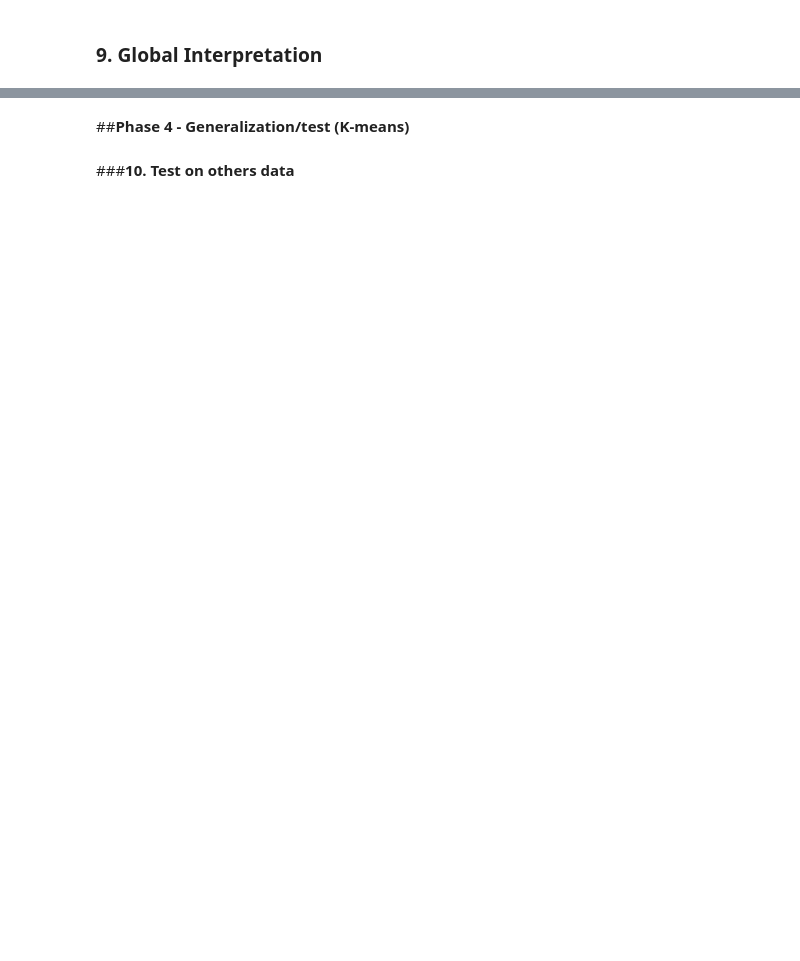
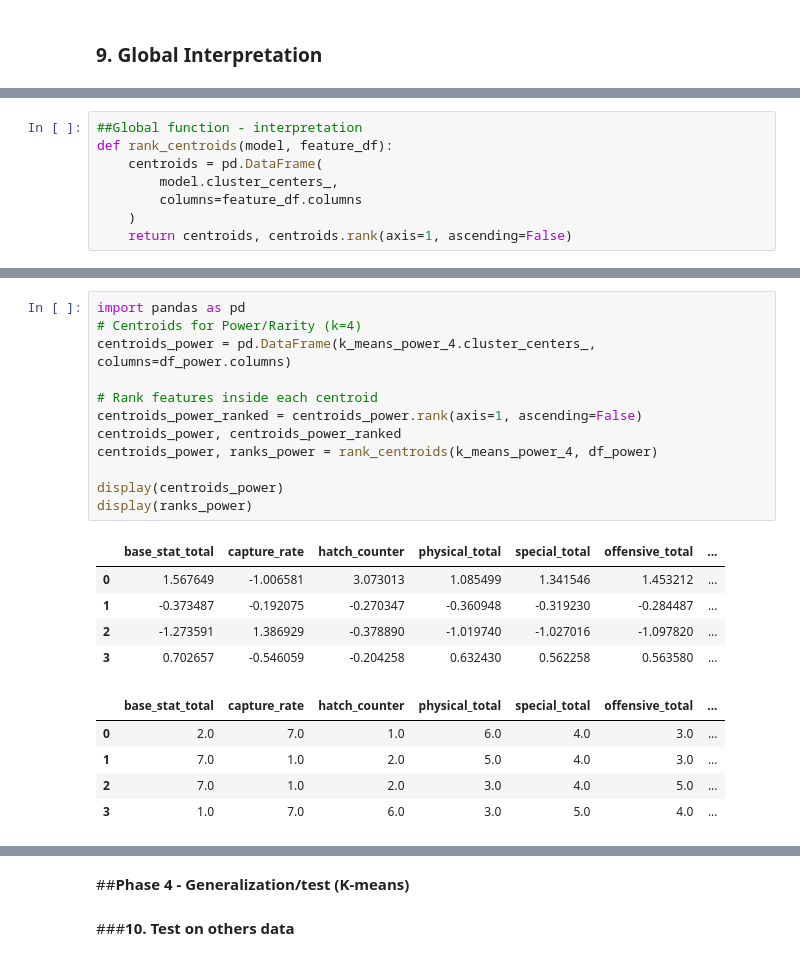
Before and after one commit to NathanaelLUCETTE/projet_ML, a Jupyter notebook: pokemon_clustering_project.ipynb, the cells around one changed output, grey strips where cells are left out. Cells and saved outputs as stored; diff of their text form; blank space fills up the shorter version.

```diff
--- a/pokemon_clustering_project.ipynb
+++ b/pokemon_clustering_project.ipynb
@@ -748,0 +766,8 @@ Ces résultats montrent que les Pokémon ne se segmentent pas selon une seule di
+# %%
+##Global function - interpretation
+def rank_centroids(model, feature_df):
+    centroids = pd.DataFrame(
+        model.cluster_centers_,
+        columns=feature_df.columns
+    )
+    return centroids, centroids.rank(axis=1, ascending=False)
@@ -748,0 +798,23 @@ Ces résultats montrent que les Pokémon ne se segmentent pas selon une seule di
+# %%
+import pandas as pd
+# Centroids for Power/Rarity (k=4)
+centroids_power = pd.DataFrame(k_means_power_4.cluster_centers_, columns=df_power.columns)
+
+# Rank features inside each centroid
+centroids_power_ranked = centroids_power.rank(axis=1, ascending=False)
+centroids_power, centroids_power_ranked
+centroids_power, ranks_power = rank_centroids(k_means_power_4, df_power)
+
+display(centroids_power)
+display(ranks_power)
+# %% [output]
+|  | base_stat_total | capture_rate | hatch_counter | physical_total | special_total | offensive_total | ... |
+| 0 | 1.567649 | -1.006581 | 3.073013 | 1.085499 | 1.341546 | 1.453212 | ... |
+| 1 | -0.373487 | -0.192075 | -0.270347 | -0.360948 | -0.319230 | -0.284487 | ... |
+| 2 | -1.273591 | 1.386929 | -0.378890 | -1.019740 | -1.027016 | -1.097820 | ... |
+| 3 | 0.702657 | -0.546059 | -0.204258 | 0.632430 | 0.562258 | 0.563580 | ... |
+|  | base_stat_total | capture_rate | hatch_counter | physical_total | special_total | offensive_total | ... |
+| 0 | 2.0 | 7.0 | 1.0 | 6.0 | 4.0 | 3.0 | ... |
+| 1 | 7.0 | 1.0 | 2.0 | 5.0 | 4.0 | 3.0 | ... |
+| 2 | 7.0 | 1.0 | 2.0 | 3.0 | 4.0 | 5.0 | ... |
+| 3 | 1.0 | 7.0 | 6.0 | 3.0 | 5.0 | 4.0 | ... |
```
Also changed, not shown: parts of 44 cells of this notebook.
